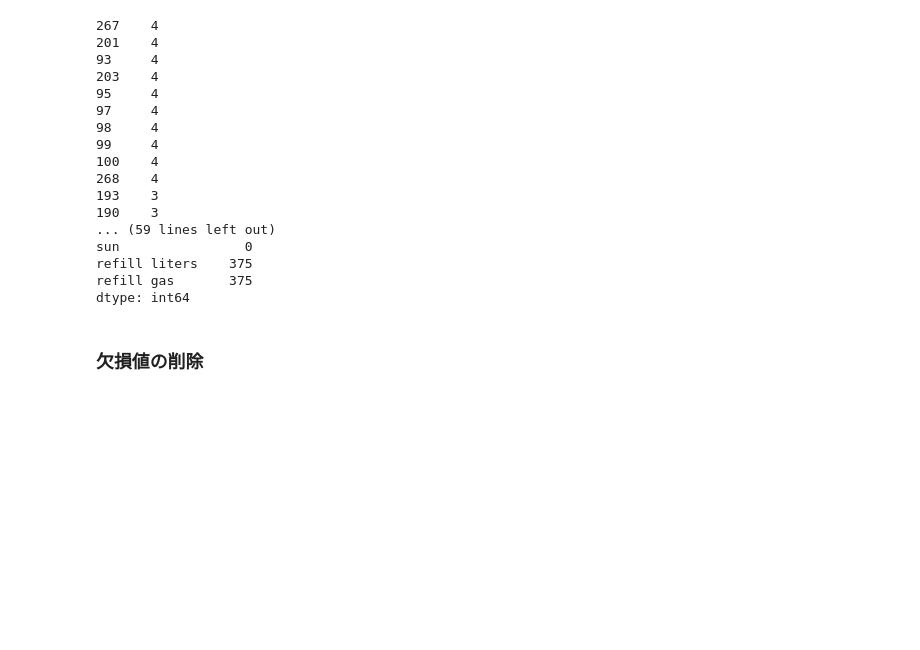
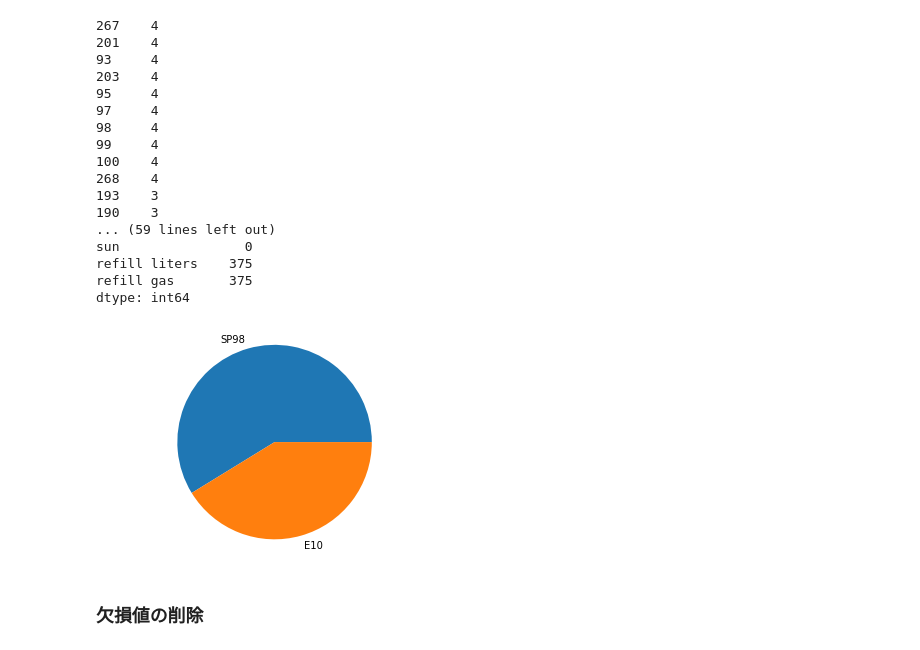
Before and after one commit to furu8/Kaggle, a Jupyter notebook: Car_Fuel_Consumption.ipynb, the cells around one changed output. Saved outputs shown, nothing was run; the diff lists cells and outputs as text; code cells hidden in the pictures; blank space fills up the shorter version.

```diff
--- a/Car_Fuel_Consumption.ipynb
+++ b/Car_Fuel_Consumption.ipynb
@@ -172,6 +175,18 @@ sun                0
 refill liters    375
 refill gas       375
 dtype: int64
+# %%
+# 値ラベル
+label = df['gas_type'].value_counts(ascending=False, normalize=True).index
+# 値
+vals = df['gas_type'].value_counts(ascending=False, normalize=True).values
+
+# yの円グラフを作成
+plt.pie(vals, labels=label)
+plt.axis('equal')
+plt.show()
+# %% [output]
+[figure, added]
 # %% [markdown]
 ### 欠損値の削除
 # %%
```
Also changed, not shown: parts of 25 cells of this notebook.
